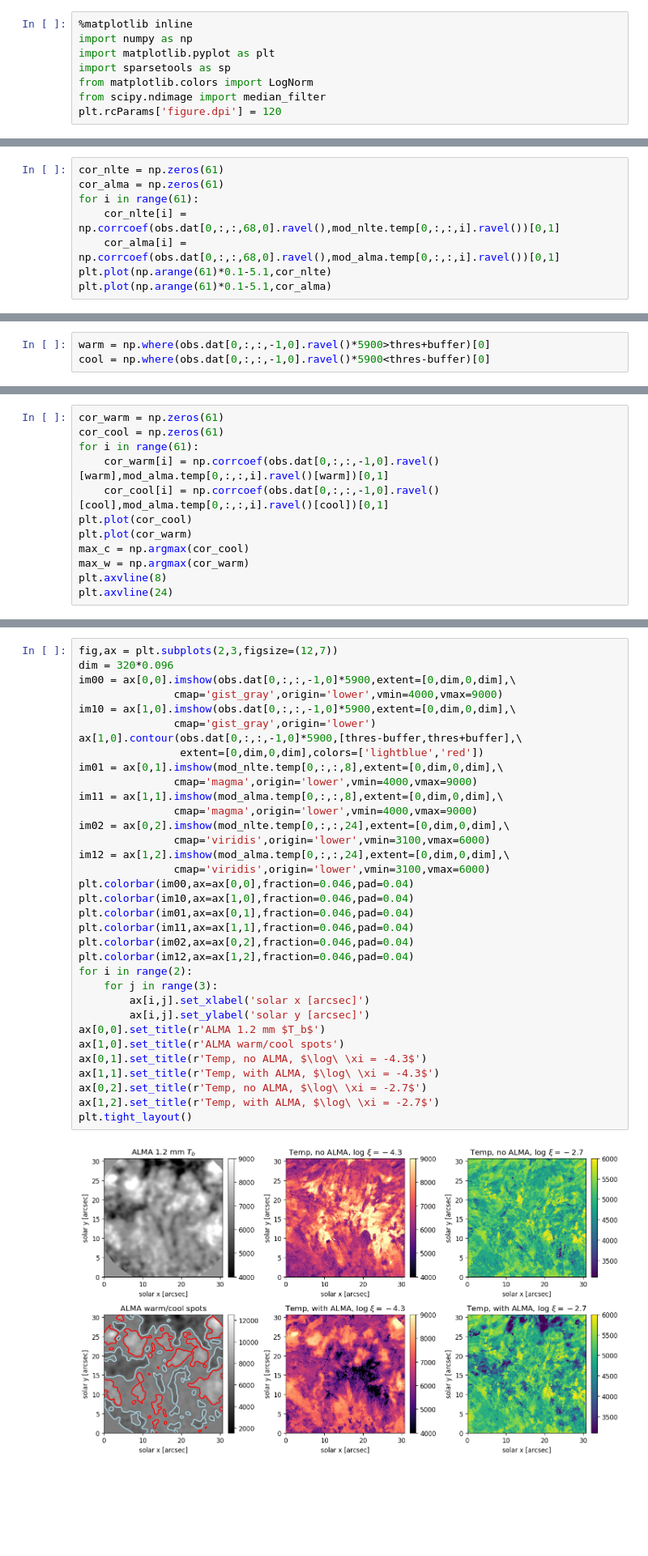
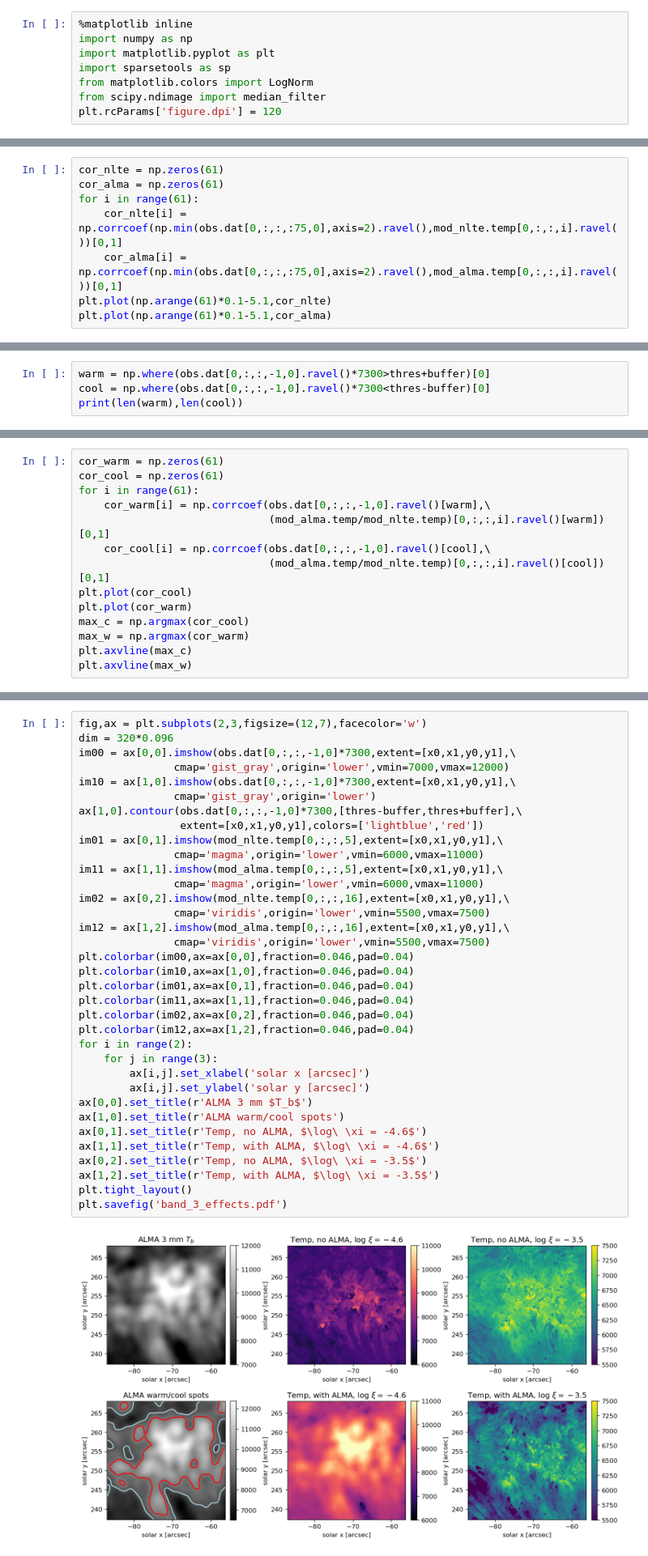
Before and after one commit to ryanhofmann/notebooks, a Jupyter notebook: NLTE vs ALMA.ipynb, the cells around one changed output, grey strips where cells are left out. Shown at 81% size. Drawn from its saved outputs; the diff is of its cells as text; blank space fills up the shorter version.

```diff
--- a/NLTE vs ALMA.ipynb
+++ b/NLTE vs ALMA.ipynb
@@ -45,8 +131,8 @@ plt.plot(np.mean(mod_alma.temp[0],(0,1)))
 cor_nlte = np.zeros(61)
 cor_alma = np.zeros(61)
 for i in range(61):
-    cor_nlte[i] = np.corrcoef(obs.dat[0,:,:,68,0].ravel(),mod_nlte.temp[0,:,:,i].ravel())[0,1]
-    cor_alma[i] = np.corrcoef(obs.dat[0,:,:,68,0].ravel(),mod_alma.temp[0,:,:,i].ravel())[0,1]
+    cor_nlte[i] = np.corrcoef(np.min(obs.dat[0,:,:,:75,0],axis=2).ravel(),mod_nlte.temp[0,:,:,i].ravel())[0,1]
+    cor_alma[i] = np.corrcoef(np.min(obs.dat[0,:,:,:75,0],axis=2).ravel(),mod_alma.temp[0,:,:,i].ravel())[0,1]
 plt.plot(np.arange(61)*0.1-5.1,cor_nlte)
 plt.plot(np.arange(61)*0.1-5.1,cor_alma)
 # %% [output]
@@ -120,3 +206,4 @@ plt.contour(obs.dat[0,:,:,-1,0]*5900,[thres-buffer,thres,thres+buffer])
 # %%
-warm = np.where(obs.dat[0,:,:,-1,0].ravel()*5900>thres+buffer)[0]
-cool = np.where(obs.dat[0,:,:,-1,0].ravel()*5900<thres-buffer)[0]
+warm = np.where(obs.dat[0,:,:,-1,0].ravel()*7300>thres+buffer)[0]
+cool = np.where(obs.dat[0,:,:,-1,0].ravel()*7300<thres-buffer)[0]
+print(len(warm),len(cool))
@@ -124,13 +213,15 @@ cool = np.where(obs.dat[0,:,:,-1,0].ravel()*5900<thres-buffer)[0]
 cor_warm = np.zeros(61)
 cor_cool = np.zeros(61)
 for i in range(61):
-    cor_warm[i] = np.corrcoef(obs.dat[0,:,:,-1,0].ravel()[warm],mod_alma.temp[0,:,:,i].ravel()[warm])[0,1]
-    cor_cool[i] = np.corrcoef(obs.dat[0,:,:,-1,0].ravel()[cool],mod_alma.temp[0,:,:,i].ravel()[cool])[0,1]
+    cor_warm[i] = np.corrcoef(obs.dat[0,:,:,-1,0].ravel()[warm],\
+                              (mod_alma.temp/mod_nlte.temp)[0,:,:,i].ravel()[warm])[0,1]
+    cor_cool[i] = np.corrcoef(obs.dat[0,:,:,-1,0].ravel()[cool],\
+                              (mod_alma.temp/mod_nlte.temp)[0,:,:,i].ravel()[cool])[0,1]
 plt.plot(cor_cool)
 plt.plot(cor_warm)
 max_c = np.argmax(cor_cool)
 max_w = np.argmax(cor_warm)
-plt.axvline(8)
-plt.axvline(24)
+plt.axvline(max_c)
+plt.axvline(max_w)
 # %% [output]
 <matplotlib.lines.Line2D at 0x...>
@@ -138,36 +229,37 @@ plt.axvline(24)
 # %%
-fig,ax = plt.subplots(2,3,figsize=(12,7))
+fig,ax = plt.subplots(2,3,figsize=(12,7),facecolor='w')
 dim = 320*0.096
-im00 = ax[0,0].imshow(obs.dat[0,:,:,-1,0]*5900,extent=[0,dim,0,dim],\
-               cmap='gist_gray',origin='lower',vmin=4000,vmax=9000)
-im10 = ax[1,0].imshow(obs.dat[0,:,:,-1,0]*5900,extent=[0,dim,0,dim],\
+im00 = ax[0,0].imshow(obs.dat[0,:,:,-1,0]*7300,extent=[x0,x1,y0,y1],\
+               cmap='gist_gray',origin='lower',vmin=7000,vmax=12000)
+im10 = ax[1,0].imshow(obs.dat[0,:,:,-1,0]*7300,extent=[x0,x1,y0,y1],\
                cmap='gist_gray',origin='lower')
-ax[1,0].contour(obs.dat[0,:,:,-1,0]*5900,[thres-buffer,thres+buffer],\
-                extent=[0,dim,0,dim],colors=['lightblue','red'])
-im01 = ax[0,1].imshow(mod_nlte.temp[0,:,:,8],extent=[0,dim,0,dim],\
-               cmap='magma',origin='lower',vmin=4000,vmax=9000)
-im11 = ax[1,1].imshow(mod_alma.temp[0,:,:,8],extent=[0,dim,0,dim],\
-               cmap='magma',origin='lower',vmin=4000,vmax=9000)
-im02 = ax[0,2].imshow(mod_nlte.temp[0,:,:,24],extent=[0,dim,0,dim],\
-               cmap='viridis',origin='lower',vmin=3100,vmax=6000)
-im12 = ax[1,2].imshow(mod_alma.temp[0,:,:,24],extent=[0,dim,0,dim],\
-               cmap='viridis',origin='lower',vmin=3100,vmax=6000)
+ax[1,0].contour(obs.dat[0,:,:,-1,0]*7300,[thres-buffer,thres+buffer],\
+                extent=[x0,x1,y0,y1],colors=['lightblue','red'])
+im01 = ax[0,1].imshow(mod_nlte.temp[0,:,:,5],extent=[x0,x1,y0,y1],\
+               cmap='magma',origin='lower',vmin=6000,vmax=11000)
+im11 = ax[1,1].imshow(mod_alma.temp[0,:,:,5],extent=[x0,x1,y0,y1],\
+               cmap='magma',origin='lower',vmin=6000,vmax=11000)
+im02 = ax[0,2].imshow(mod_nlte.temp[0,:,:,16],extent=[x0,x1,y0,y1],\
+               cmap='viridis',origin='lower',vmin=5500,vmax=7500)
+im12 = ax[1,2].imshow(mod_alma.temp[0,:,:,16],extent=[x0,x1,y0,y1],\
+               cmap='viridis',origin='lower',vmin=5500,vmax=7500)
 plt.colorbar(im00,ax=ax[0,0],fraction=0.046,pad=0.04)
 plt.colorbar(im10,ax=ax[1,0],fraction=0.046,pad=0.04)
 plt.colorbar(im01,ax=ax[0,1],fraction=0.046,pad=0.04)
 plt.colorbar(im11,ax=ax[1,1],fraction=0.046,pad=0.04)
 plt.colorbar(im02,ax=ax[0,2],fraction=0.046,pad=0.04)
 plt.colorbar(im12,ax=ax[1,2],fraction=0.046,pad=0.04)
 for i in range(2):
     for j in range(3):
         ax[i,j].set_xlabel('solar x [arcsec]')
         ax[i,j].set_ylabel('solar y [arcsec]')
-ax[0,0].set_title(r'ALMA 1.2 mm $T_b$')
+ax[0,0].set_title(r'ALMA 3 mm $T_b$')
 ax[1,0].set_title(r'ALMA warm/cool spots')
-ax[0,1].set_title(r'Temp, no ALMA, $\log\ \xi = -4.3$')
-ax[1,1].set_title(r'Temp, with ALMA, $\log\ \xi = -4.3$')
-ax[0,2].set_title(r'Temp, no ALMA, $\log\ \xi = -2.7$')
-ax[1,2].set_title(r'Temp, with ALMA, $\log\ \xi = -2.7$')
+ax[0,1].set_title(r'Temp, no ALMA, $\log\ \xi = -4.6$')
+ax[1,1].set_title(r'Temp, with ALMA, $\log\ \xi = -4.6$')
+ax[0,2].set_title(r'Temp, no ALMA, $\log\ \xi = -3.5$')
+ax[1,2].set_title(r'Temp, with ALMA, $\log\ \xi = -3.5$')
 plt.tight_layout()
+plt.savefig('band_3_effects.pdf')
 # %% [output]
-[figure, old version]
+[figure, new version]
```
Also changed, not shown: parts of 18 cells of this notebook, 18 other files.
